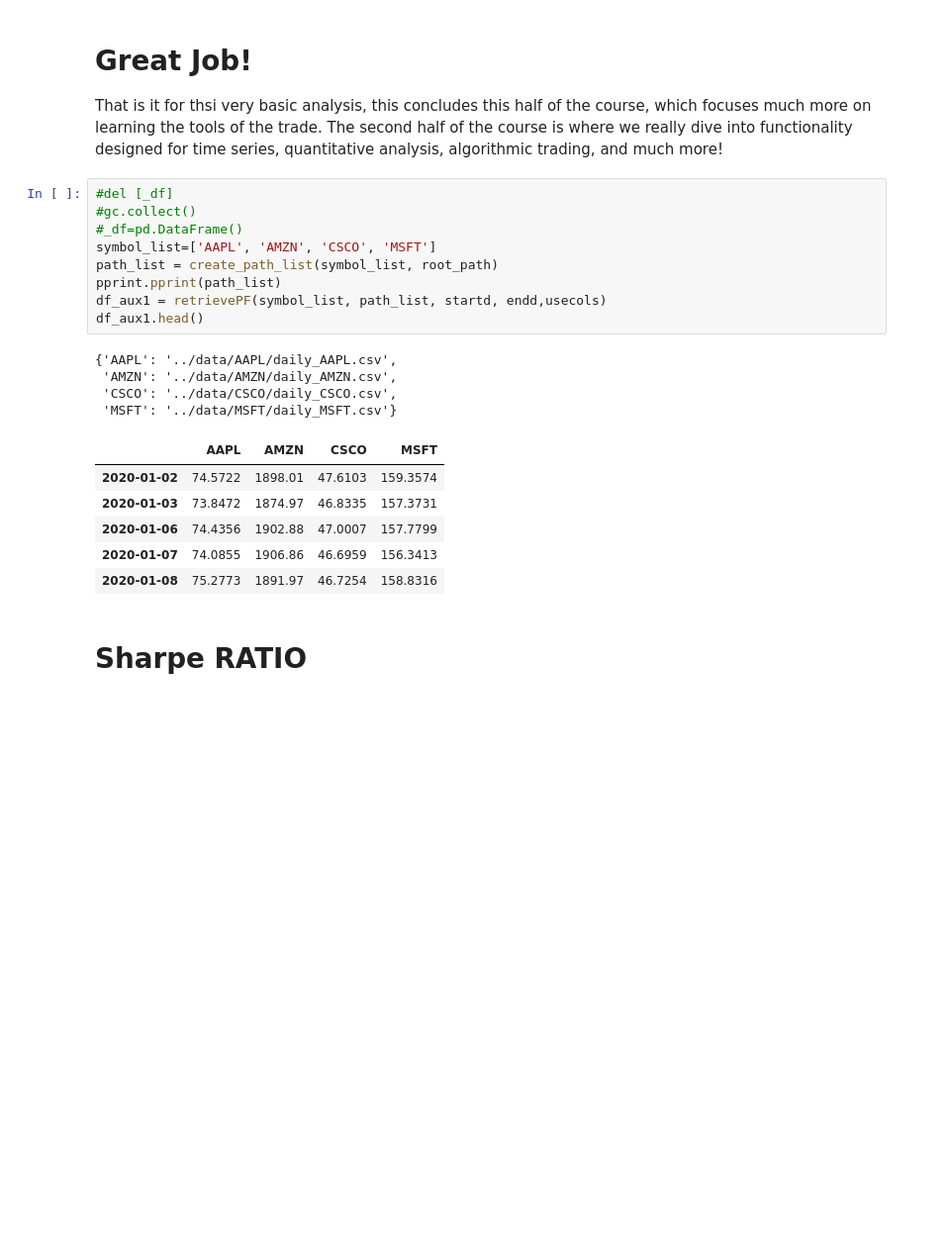
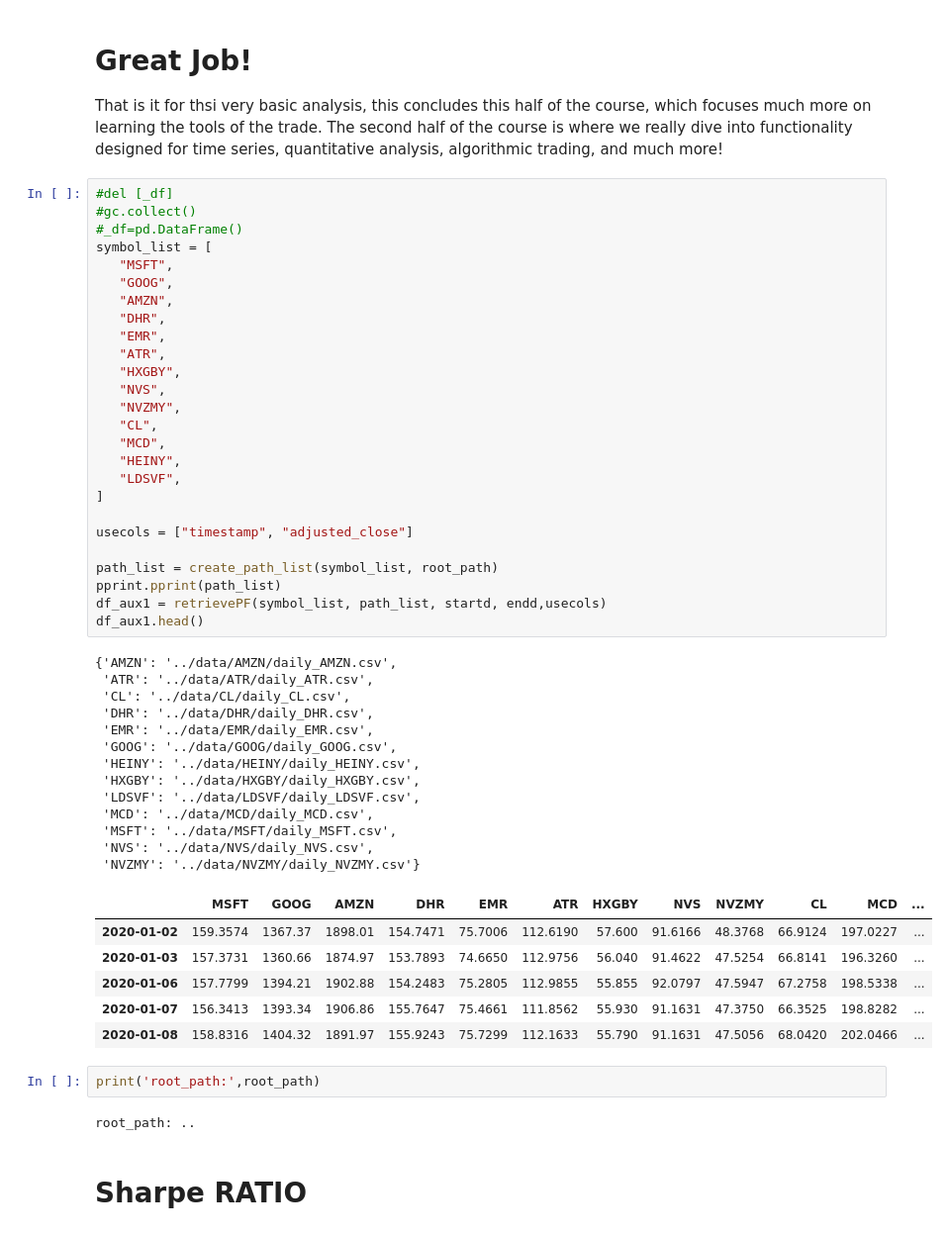
Before and after one commit to sven227/alphapp, a Jupyter notebook: stocks_basic_pf_sven.ipynb, the cells around one changed output. Shown at 99% size. Cells and saved outputs as stored; diff of their text form; blank space fills up the shorter version.

```diff
--- a/stocks_basic_pf_sven.ipynb
+++ b/stocks_basic_pf_sven.ipynb
@@ -932,23 +892,53 @@ That is it for thsi very basic analysis, this concludes this half of the course,
 # %%
 #del [_df]
 #gc.collect()
 #_df=pd.DataFrame()
-symbol_list=['AAPL', 'AMZN', 'CSCO', 'MSFT']
+symbol_list = [
+   "MSFT",
+   "GOOG",
+   "AMZN",
+   "DHR",
+   "EMR",
+   "ATR",
+   "HXGBY",
+   "NVS",
+   "NVZMY",
+   "CL",
+   "MCD",
+   "HEINY",
+   "LDSVF",
+]
+
+usecols = ["timestamp", "adjusted_close"]
+
 path_list = create_path_list(symbol_list, root_path)
 pprint.pprint(path_list)
 df_aux1 = retrievePF(symbol_list, path_list, startd, endd,usecols)
 df_aux1.head()
 # %% [output]
-{'AAPL': '../data/AAPL/daily_AAPL.csv',
- 'AMZN': '../data/AMZN/daily_AMZN.csv',
- 'CSCO': '../data/CSCO/daily_CSCO.csv',
- 'MSFT': '../data/MSFT/daily_MSFT.csv'}
+{'AMZN': '../data/AMZN/daily_AMZN.csv',
+ 'ATR': '../data/ATR/daily_ATR.csv',
+ 'CL': '../data/CL/daily_CL.csv',
+ 'DHR': '../data/DHR/daily_DHR.csv',
+ 'EMR': '../data/EMR/daily_EMR.csv',
+ 'GOOG': '../data/GOOG/daily_GOOG.csv',
+ 'HEINY': '../data/HEINY/daily_HEINY.csv',
+ 'HXGBY': '../data/HXGBY/daily_HXGBY.csv',
+ 'LDSVF': '../data/LDSVF/daily_LDSVF.csv',
+ 'MCD': '../data/MCD/daily_MCD.csv',
+ 'MSFT': '../data/MSFT/daily_MSFT.csv',
+ 'NVS': '../data/NVS/daily_NVS.csv',
+ 'NVZMY': '../data/NVZMY/daily_NVZMY.csv'}
-|  | AAPL | AMZN | CSCO | MSFT |
-| 2020-01-02 | 74.5722 | 1898.01 | 47.6103 | 159.3574 |
-| 2020-01-03 | 73.8472 | 1874.97 | 46.8335 | 157.3731 |
-| 2020-01-06 | 74.4356 | 1902.88 | 47.0007 | 157.7799 |
-| 2020-01-07 | 74.0855 | 1906.86 | 46.6959 | 156.3413 |
-| 2020-01-08 | 75.2773 | 1891.97 | 46.7254 | 158.8316 |
+|  | MSFT | GOOG | AMZN | DHR | EMR | ATR | HXGBY | NVS | NVZMY | CL | MCD | ... |
+| 2020-01-02 | 159.3574 | 1367.37 | 1898.01 | 154.7471 | 75.7006 | 112.6190 | 57.600 | 91.6166 | 48.3768 | 66.9124 | 197.0227 | ... |
+| 2020-01-03 | 157.3731 | 1360.66 | 1874.97 | 153.7893 | 74.6650 | 112.9756 | 56.040 | 91.4622 | 47.5254 | 66.8141 | 196.3260 | ... |
+| 2020-01-06 | 157.7799 | 1394.21 | 1902.88 | 154.2483 | 75.2805 | 112.9855 | 55.855 | 92.0797 | 47.5947 | 67.2758 | 198.5338 | ... |
+| 2020-01-07 | 156.3413 | 1393.34 | 1906.86 | 155.7647 | 75.4661 | 111.8562 | 55.930 | 91.1631 | 47.3750 | 66.3525 | 198.8282 | ... |
+| 2020-01-08 | 158.8316 | 1404.32 | 1891.97 | 155.9243 | 75.7299 | 112.1633 | 55.790 | 91.1631 | 47.5056 | 68.0420 | 202.0466 | ... |
+# %%
+print('root_path:',root_path)
+# %% [output]
+root_path: ..
 # %% [markdown]
 #  Sharpe RATIO
 # %%
```
Also changed, not shown: parts of 54 cells of this notebook.
